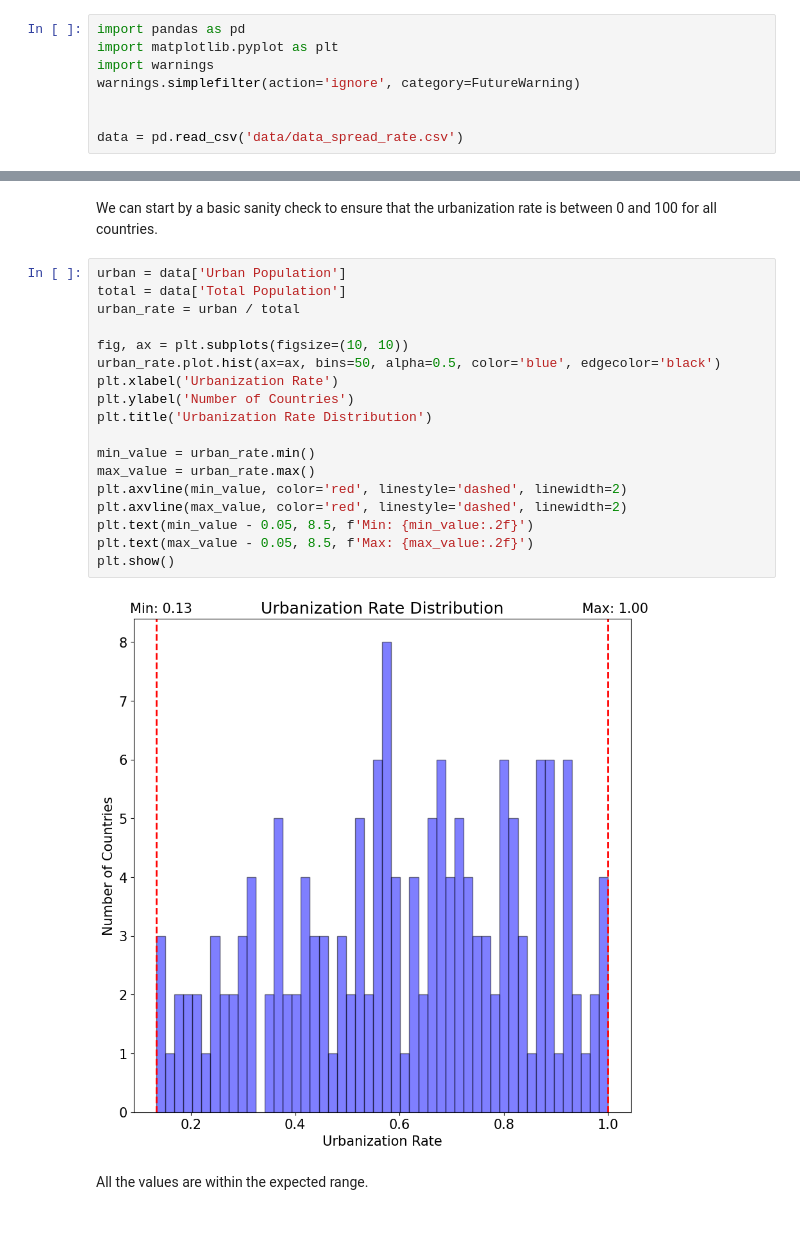
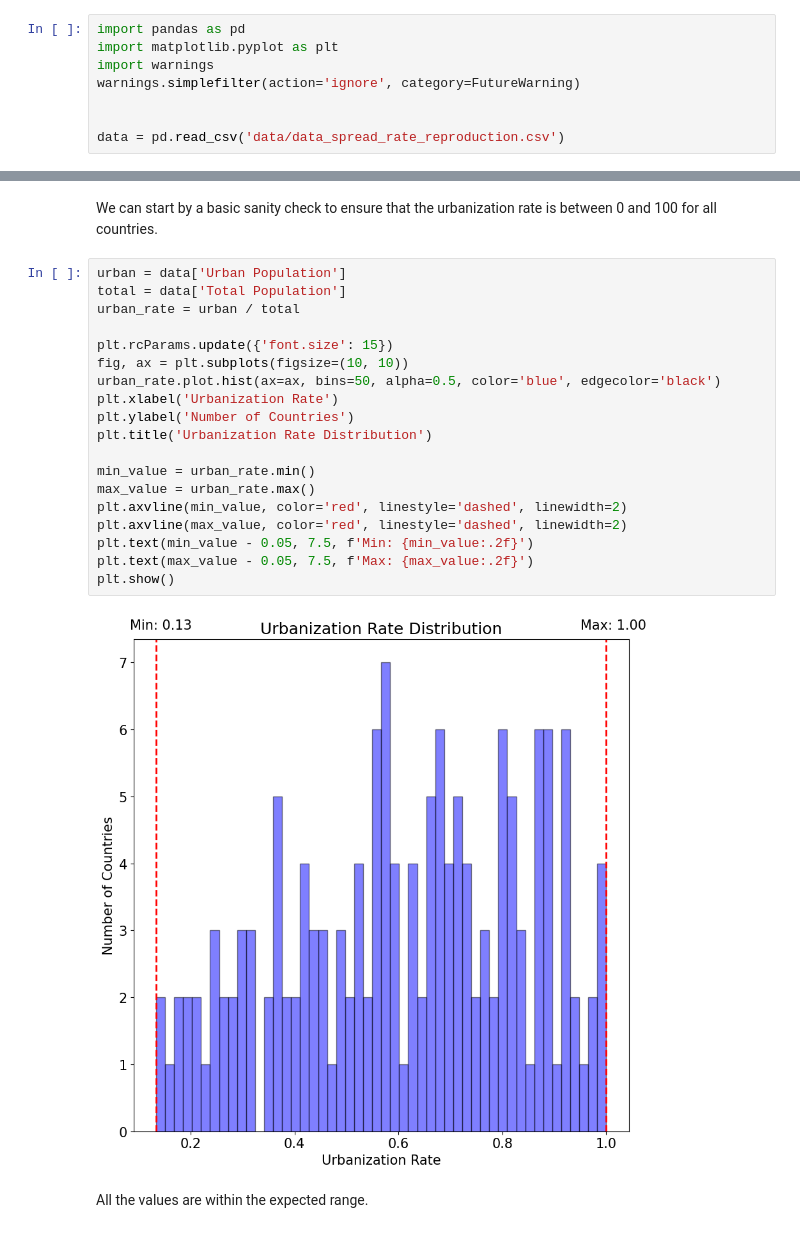
Before and after one commit to BigBaz54/Covid_spread, a Jupyter notebook: data_exploration.ipynb, the cells around one changed output, grey strips where cells are left out. Cells and saved outputs as stored; diff of their text form.

```diff
--- a/data_exploration.ipynb
+++ b/data_exploration.ipynb
@@ -10,7 +10,7 @@ import warnings
 warnings.simplefilter(action='ignore', category=FutureWarning)
 
 
-data = pd.read_csv('data/data_spread_rate.csv')
+data = pd.read_csv('data/data_spread_rate_reproduction.csv')
 # %% [markdown]
 ## Plotting positions on the map
 We can start by plotting the positions of the countries on a map.
@@ -50,23 +50,24 @@ We can start by a basic sanity check to ensure that the urbanization rate is bet
 # %%
 urban = data['Urban Population']
 total = data['Total Population']
 urban_rate = urban / total
 
+plt.rcParams.update({'font.size': 15})
 fig, ax = plt.subplots(figsize=(10, 10))
 urban_rate.plot.hist(ax=ax, bins=50, alpha=0.5, color='blue', edgecolor='black')
 plt.xlabel('Urbanization Rate')
 plt.ylabel('Number of Countries')
 plt.title('Urbanization Rate Distribution')
 
 min_value = urban_rate.min()
 max_value = urban_rate.max()
 plt.axvline(min_value, color='red', linestyle='dashed', linewidth=2)
 plt.axvline(max_value, color='red', linestyle='dashed', linewidth=2)
-plt.text(min_value - 0.05, 8.5, f'Min: {min_value:.2f}')
-plt.text(max_value - 0.05, 8.5, f'Max: {max_value:.2f}')
+plt.text(min_value - 0.05, 7.5, f'Min: {min_value:.2f}')
+plt.text(max_value - 0.05, 7.5, f'Max: {max_value:.2f}')
 plt.show()
 # %% [output]
-[figure, old version]
+[figure, new version]
 # %% [markdown]
 All the values are within the expected range.
 # %%
```
Also changed, not shown: parts of 2 cells of this notebook, 19 other files.
